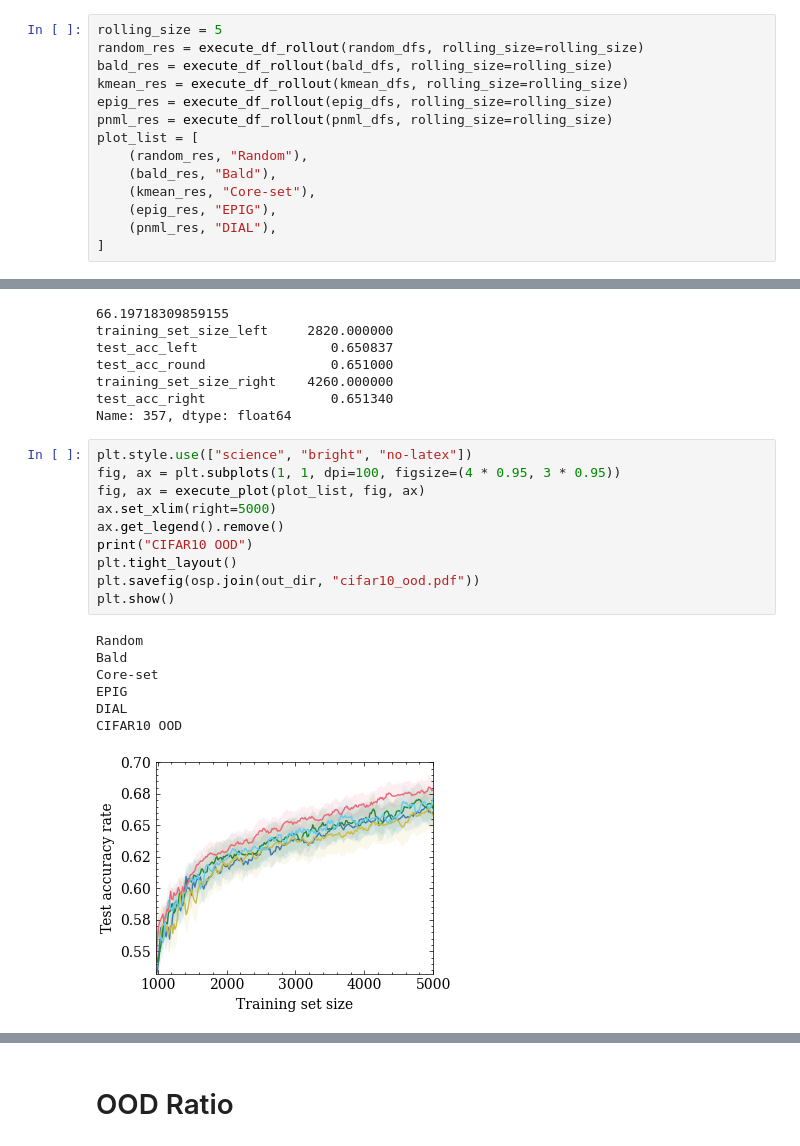
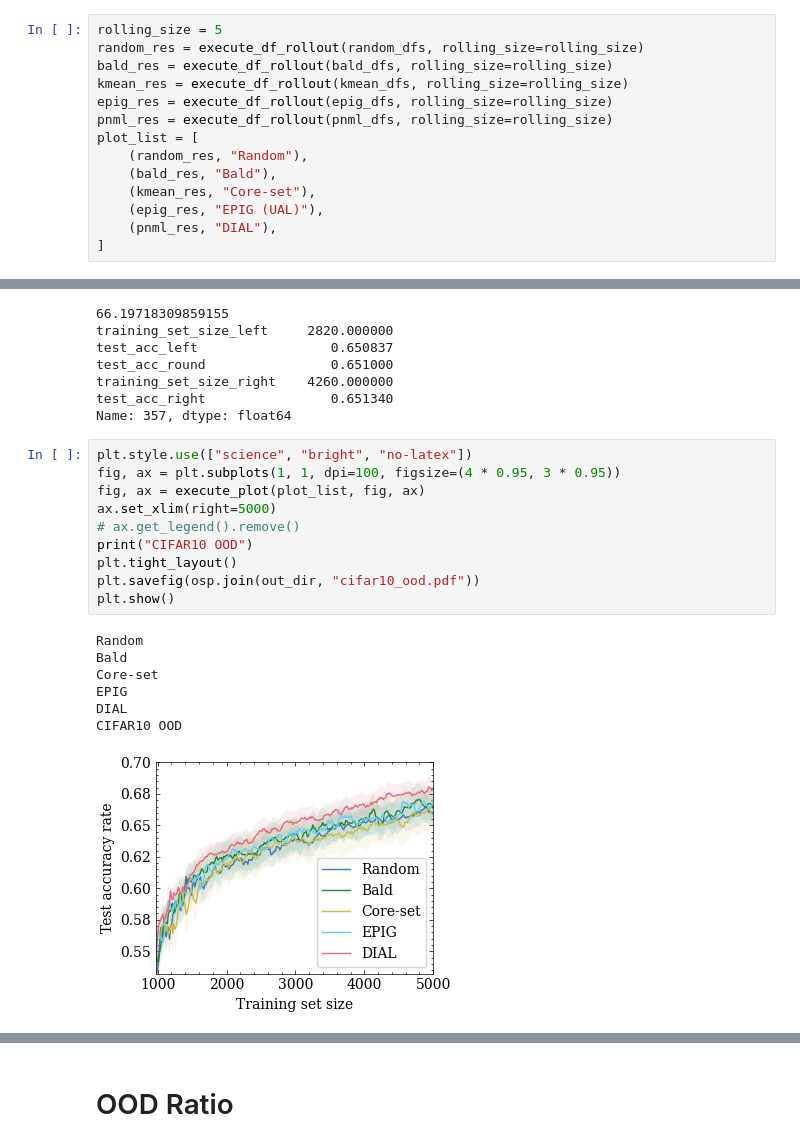
Before and after one commit to kobybibas/pnml_for_active_learning, a Jupyter notebook: notebooks/plot_cifar10_ood.ipynb, the cells around one changed output, grey strips where cells are left out. Saved outputs shown, nothing was run; the diff lists cells and outputs as text.

Commit message:
plot: changed legends

```diff
--- a/notebooks/plot_cifar10_ood.ipynb
+++ b/notebooks/plot_cifar10_ood.ipynb
@@ -110,7 +107,7 @@ plot_list = [
     (random_res, "Random"),
     (bald_res, "Bald"),
     (kmean_res, "Core-set"),
-    (epig_res, "EPIG"),
+    (epig_res, "EPIG (UAL)"),
     (pnml_res, "DIAL"),
 ]
 # %%
@@ -128,18 +125,18 @@ Name: 357, dtype: float64
 # %%
 plt.style.use(["science", "bright", "no-latex"])
 fig, ax = plt.subplots(1, 1, dpi=100, figsize=(4 * 0.95, 3 * 0.95))
 fig, ax = execute_plot(plot_list, fig, ax)
 ax.set_xlim(right=5000)
-ax.get_legend().remove()
+# ax.get_legend().remove()
 print("CIFAR10 OOD")
 plt.tight_layout()
 plt.savefig(osp.join(out_dir, "cifar10_ood.pdf"))
 plt.show()
 # %% [output]
 Random
 Bald
 Core-set
 EPIG
 DIAL
 CIFAR10 OOD
-[figure, old version]
+[figure, new version]
```
Also changed, not shown: parts of 5 cells of this notebook, 5 other files.
